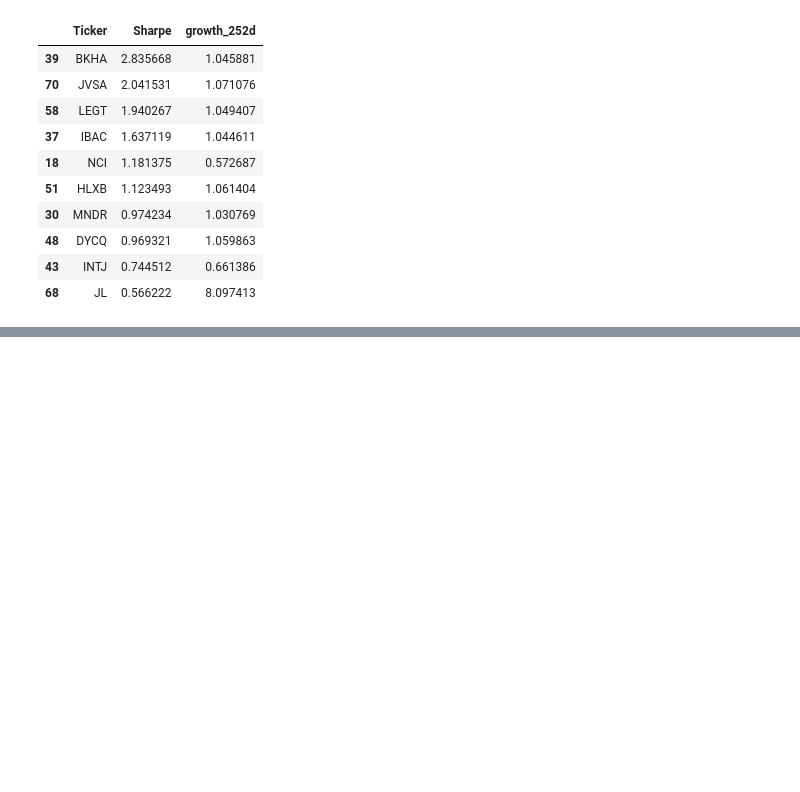
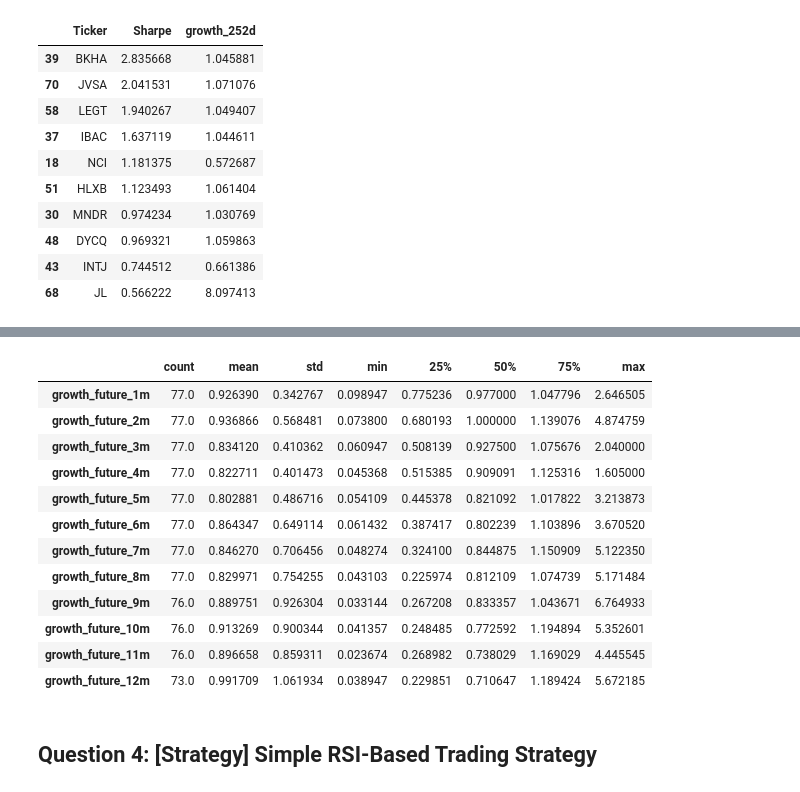
Before and after one commit to Kabalkina/stock_market_analytics_course, a Jupyter notebook: 02-dataframe-analysis/week2.ipynb, the cells around one changed output, grey strips where cells are left out. Cells and saved outputs as stored; diff of their text form; code cells hidden in the pictures; blank space fills up the shorter version.

```diff
--- a/02-dataframe-analysis/week2.ipynb
+++ b/02-dataframe-analysis/week2.ipynb
@@ -321,0 +340,16 @@ top_sharpe
+# %%
+# Calculate future growth for each stock over the next 1 to 12 months
+
+for ticker in stocks_df['Ticker'].unique():
+    mask = stocks_df['Ticker'] == ticker
+    for i in range(1, 13):  # 1 to 12 months
+        col_name = f'growth_future_{i}m'
+        # Calculate growth over future 21*i trading days
+        stocks_df.loc[mask, col_name] = (
+            stocks_df.loc[mask, 'Close'].shift(-21 * i) / stocks_df.loc[mask, 'Close']
+        )
+# %%
+#Determine the first trading day (min_date) for each ticker.
+
+min_date  = stocks_df.groupby('Ticker')['Date'].min().reset_index()
+min_date
@@ -321,0 +370,24 @@ top_sharpe
+# %%
+min_date_df = pd.merge(min_date, stocks_df[['Ticker', 'Date','growth_future_1m',
+       'growth_future_2m', 'growth_future_3m', 'growth_future_4m',
+       'growth_future_5m', 'growth_future_6m', 'growth_future_7m',
+       'growth_future_8m', 'growth_future_9m', 'growth_future_10m',
+       'growth_future_11m', 'growth_future_12m']], on=['Ticker', 'Date'], how='inner')
+# %%
+min_date_df.describe().transpose()
+# %% [output]
+|  | count | mean | std | min | 25% | 50% | 75% | max |
+| growth_future_1m | 77.0 | 0.926390 | 0.342767 | 0.098947 | 0.775236 | 0.977000 | 1.047796 | 2.646505 |
+| growth_future_2m | 77.0 | 0.936866 | 0.568481 | 0.073800 | 0.680193 | 1.000000 | 1.139076 | 4.874759 |
+| growth_future_3m | 77.0 | 0.834120 | 0.410362 | 0.060947 | 0.508139 | 0.927500 | 1.075676 | 2.040000 |
+| growth_future_4m | 77.0 | 0.822711 | 0.401473 | 0.045368 | 0.515385 | 0.909091 | 1.125316 | 1.605000 |
+| growth_future_5m | 77.0 | 0.802881 | 0.486716 | 0.054109 | 0.445378 | 0.821092 | 1.017822 | 3.213873 |
+| growth_future_6m | 77.0 | 0.864347 | 0.649114 | 0.061432 | 0.387417 | 0.802239 | 1.103896 | 3.670520 |
+| growth_future_7m | 77.0 | 0.846270 | 0.706456 | 0.048274 | 0.324100 | 0.844875 | 1.150909 | 5.122350 |
+| growth_future_8m | 77.0 | 0.829971 | 0.754255 | 0.043103 | 0.225974 | 0.812109 | 1.074739 | 5.171484 |
+| growth_future_9m | 76.0 | 0.889751 | 0.926304 | 0.033144 | 0.267208 | 0.833357 | 1.043671 | 6.764933 |
+| growth_future_10m | 76.0 | 0.913269 | 0.900344 | 0.041357 | 0.248485 | 0.772592 | 1.194894 | 5.352601 |
+| growth_future_11m | 76.0 | 0.896658 | 0.859311 | 0.023674 | 0.268982 | 0.738029 | 1.169029 | 4.445545 |
+| growth_future_12m | 73.0 | 0.991709 | 1.061934 | 0.038947 | 0.229851 | 0.710647 | 1.189424 | 5.672185 |
+# %% [markdown]
+## Question 4: [Strategy] Simple RSI-Based Trading Strategy
```
Also changed, not shown: parts of 9 cells of this notebook.
